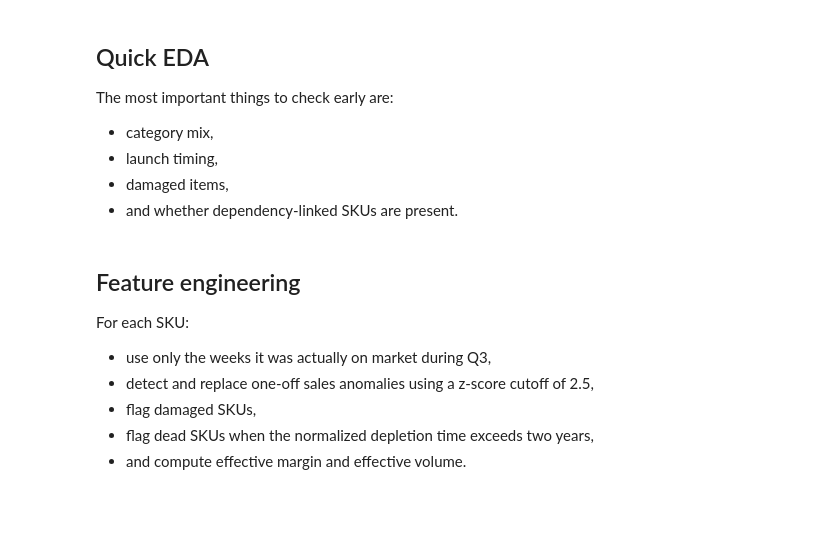
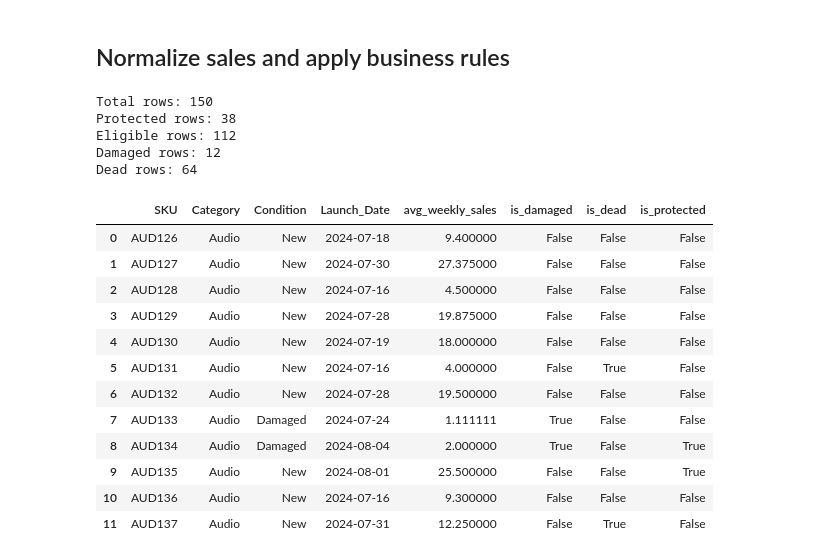
Before and after one commit to brpuneet898/BA_colab_bench_tasks, a Jupyter notebook: warehouse_liquidation_task/solution/solution.ipynb, the cells around one changed output. Saved outputs shown, nothing was run; the diff lists cells and outputs as text; code cells hidden in the pictures; blank space fills up the shorter version.

```diff
--- a/warehouse_liquidation_task/solution/solution.ipynb
+++ b/warehouse_liquidation_task/solution/solution.ipynb
@@ -53,8 +76,0 @@ display(df["Category"].value_counts().rename_axis("Category").reset_index(name="
-# %% [markdown]
-## Quick EDA
-
-The most important things to check early are:
-- category mix,
-- launch timing,
-- damaged items,
-- and whether dependency-linked SKUs are present.
@@ -83,9 +76,0 @@ print("Rows with dependencies:", int(df["Requires_Base_SKU"].astype(str).str.len
-# %% [markdown]
-## Feature engineering
-
-For each SKU:
-- use only the weeks it was actually on market during Q3,
-- detect and replace one-off sales anomalies using a z-score cutoff of 2.5,
-- flag damaged SKUs,
-- flag dead SKUs when the normalized depletion time exceeds two years,
-- and compute effective margin and effective volume.
@@ -92,33 +83,59 @@ For each SKU:
+# %% [markdown]
+## Normalize sales and apply business rules
 # %%
 def normalized_avg_weekly_sales(row: pd.Series) -> float:
     sales = row[SALES_COLUMNS].to_numpy(dtype=float)
+
     weeks_since_launch = max(1, (ANCHOR_DATE - row["Launch_Date"]).days // 7)
     weeks_active = min(12, weeks_since_launch)
+
     active_sales = sales[-weeks_active:]
 
     if len(active_sales) > 1:
         stdev = np.std(active_sales, ddof=1)
         if stdev > 0:
             z_scores = np.abs((active_sales - np.mean(active_sales)) / stdev)
             anomaly_mask = z_scores >= 2.5
             if anomaly_mask.any():
                 non_anomalous = active_sales[~anomaly_mask]
-                fill_value = np.median(non_anomalous) if len(non_anomalous) else np.median(active_sales)
-                active_sales = np.where(anomaly_mask, fill_value, active_sales)
+                if len(non_anomalous):
+                    replacement_value = np.median(non_anomalous)
+                else:
+                    replacement_value = np.median(active_sales)
+                active_sales = np.where(anomaly_mask, replacement_value, active_sales)
 
     return float(np.mean(active_sales))
 
 df["avg_weekly_sales"] = df.apply(normalized_avg_weekly_sales, axis=1)
 df["is_damaged"] = df["Condition"].eq("Damaged")
-df["is_dead"] = (~df["is_damaged"]) & ((df["Inventory_Qty"] / df["avg_weekly_sales"]) * 7 > 730)
+df["is_dead"] = (~df["is_damaged"]) & (((df["Inventory_Qty"] / np.maximum(df["avg_weekly_sales"], 0.1)) * 7) > 730)
 df["is_protected"] = (df["Category"].eq("Home Automation")) | (df["Launch_Date"] >= RECENCY_CUTOFF)
 
 df["effective_margin"] = np.where(df["is_damaged"] | df["is_dead"], 0.0, df["Inventory_Qty"] * df["Unit_Margin"])
 df["effective_volume"] = df["Inventory_Qty"] * df["Unit_Volume"]
 
-display(
-    df[[
-        "SKU", "Category", "Condition", "Launch_Date", "avg_weekly_sales",
-        "is_damaged", "is_dead", "is_protected"
-    ]].head(12)
-)
+print("Total rows:", len(df))
+print("Protected rows:", int(df["is_protected"].sum()))
+print("Eligible rows:", int((~df["is_protected"]).sum()))
+print("Damaged rows:", int(df["is_damaged"].sum()))
+print("Dead rows:", int(df["is_dead"].sum()))
+display(df[["SKU", "Category", "Condition", "Launch_Date", "avg_weekly_sales", "is_damaged", "is_dead", "is_protected"]].head(12))
+# %% [output]
+Total rows: 150
+Protected rows: 38
+Eligible rows: 112
+Damaged rows: 12
+Dead rows: 64
+|  | SKU | Category | Condition | Launch_Date | avg_weekly_sales | is_damaged | is_dead | is_protected |
+| 0 | AUD126 | Audio | New | 2024-07-18 | 9.400000 | False | False | False |
+| 1 | AUD127 | Audio | New | 2024-07-30 | 27.375000 | False | False | False |
+| 2 | AUD128 | Audio | New | 2024-07-16 | 4.500000 | False | False | False |
+| 3 | AUD129 | Audio | New | 2024-07-28 | 19.875000 | False | False | False |
+| 4 | AUD130 | Audio | New | 2024-07-19 | 18.000000 | False | False | False |
+| 5 | AUD131 | Audio | New | 2024-07-16 | 4.000000 | False | True | False |
+| 6 | AUD132 | Audio | New | 2024-07-28 | 19.500000 | False | False | False |
+| 7 | AUD133 | Audio | Damaged | 2024-07-24 | 1.111111 | True | False | False |
+| 8 | AUD134 | Audio | Damaged | 2024-08-04 | 2.000000 | True | False | True |
+| 9 | AUD135 | Audio | New | 2024-08-01 | 25.500000 | False | False | True |
+| 10 | AUD136 | Audio | New | 2024-07-16 | 9.300000 | False | False | False |
+| 11 | AUD137 | Audio | New | 2024-07-31 | 12.250000 | False | True | False |
```
Also changed, not shown: parts of 20 cells of this notebook, 3 other files.
